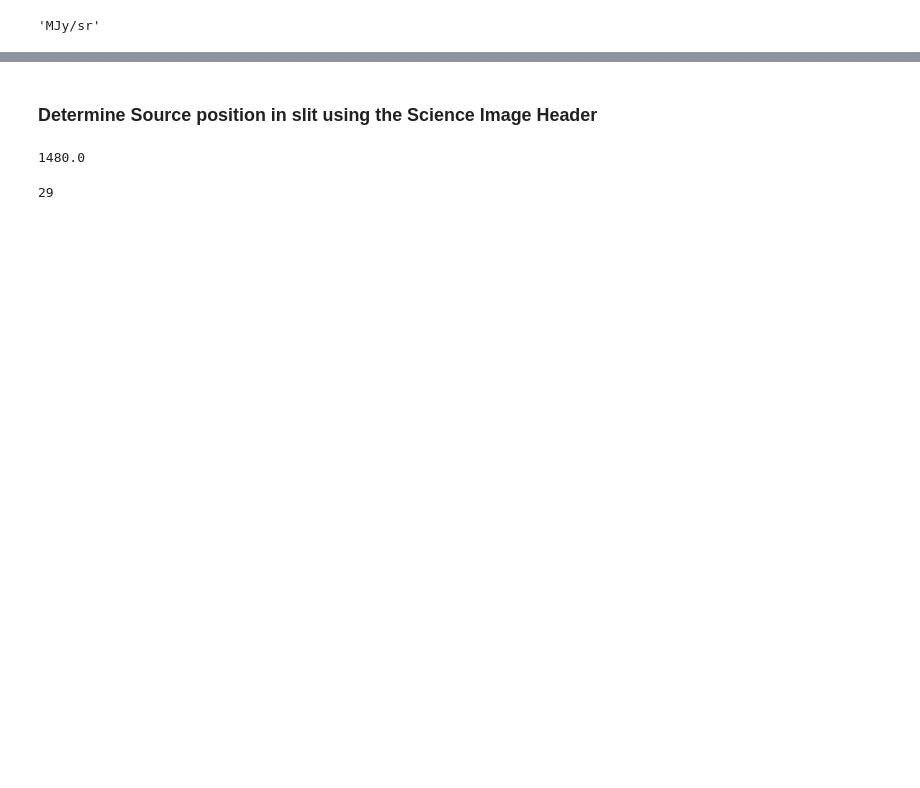
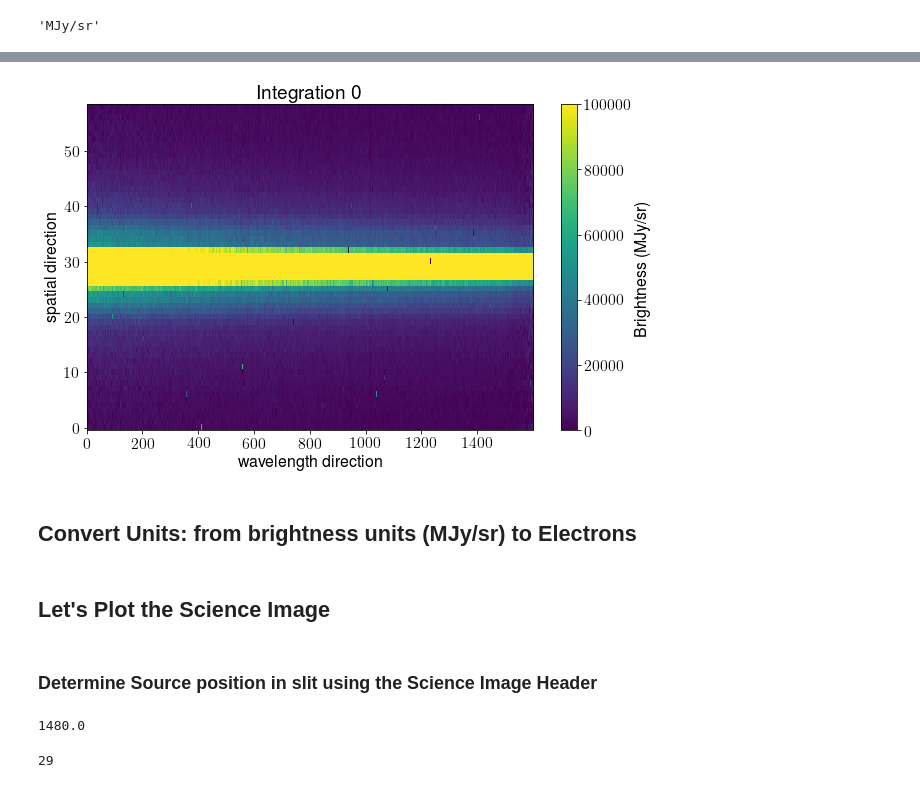
Before and after one commit to kevin218/Eureka, a Jupyter notebook: docs/source/intro.ipynb, the cells around one changed output, grey strips where cells are left out. Cells and saved outputs as stored; diff of their text form; code cells hidden in the pictures; blank space fills up the shorter version.

```diff
--- a/docs/source/intro.ipynb
+++ b/docs/source/intro.ipynb
@@ -159,0 +194,15 @@ shdr['BUNIT']
+# %%
+fig, ax = plt.subplots(1,1,figsize=(10,6))
+
+im = ax.imshow(subdata[0], origin = 'lower', aspect='auto',  vmin=0, vmax=100000)
+fig.colorbar(im, label='Brightness (MJy/sr)')
+#plt.tight_layout()
+ax.set_title('Integration {0}'.format(0))
+ax.set_xlabel('wavelength direction')
+ax.set_ylabel('spatial direction')
+plt.show()
+plt.close()
+# %% [output]
+[figure, added]
+# %% [markdown]
+## Convert Units: from brightness units (MJy/sr) to Electrons
@@ -160,3 +229,5 @@ shdr['BUNIT']
+# %% [markdown]
+## Let's Plot the Science Image
 # %% [markdown]
 ### Determine Source position in slit using the Science Image Header
 # %%
```
Also changed, not shown: parts of 66 cells of this notebook.
